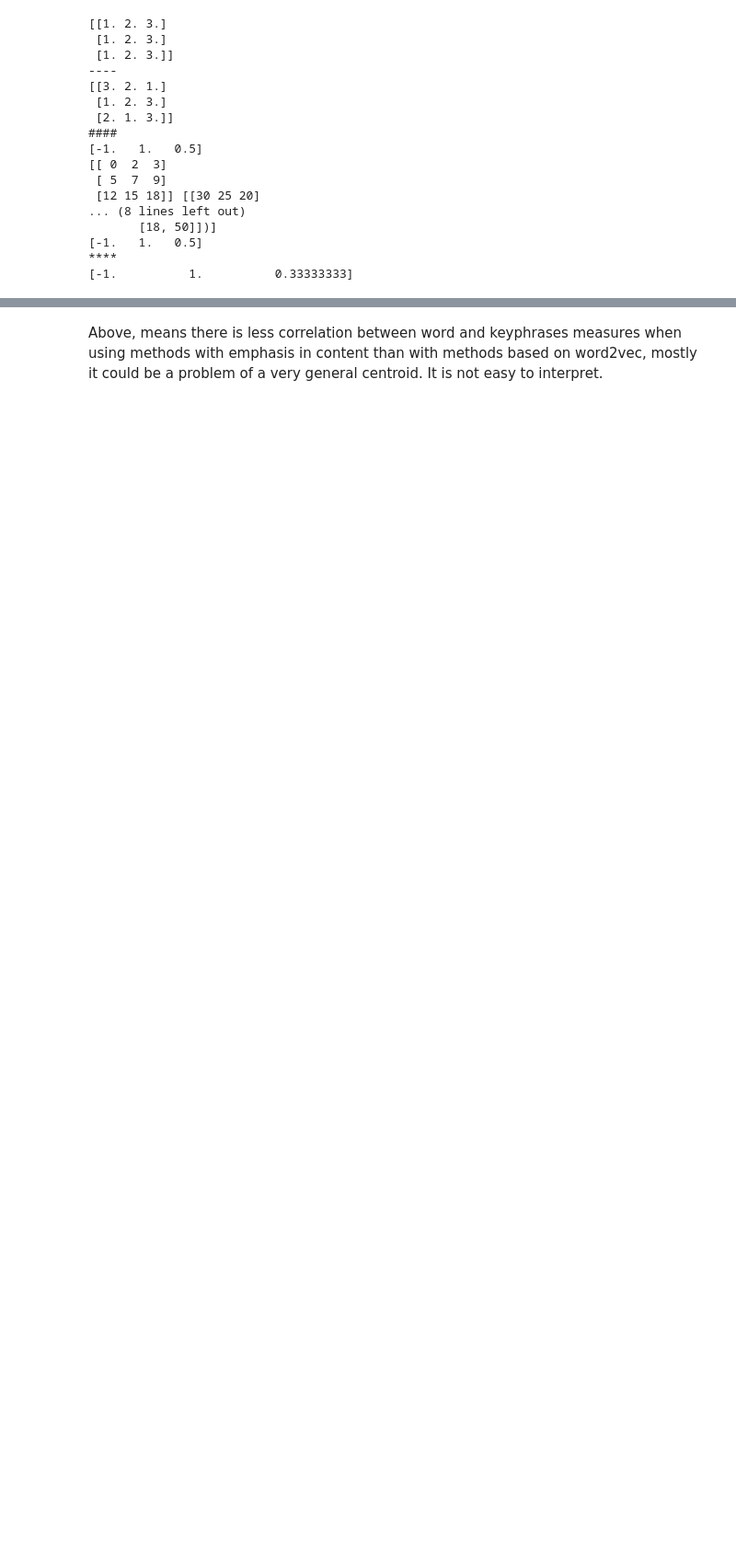
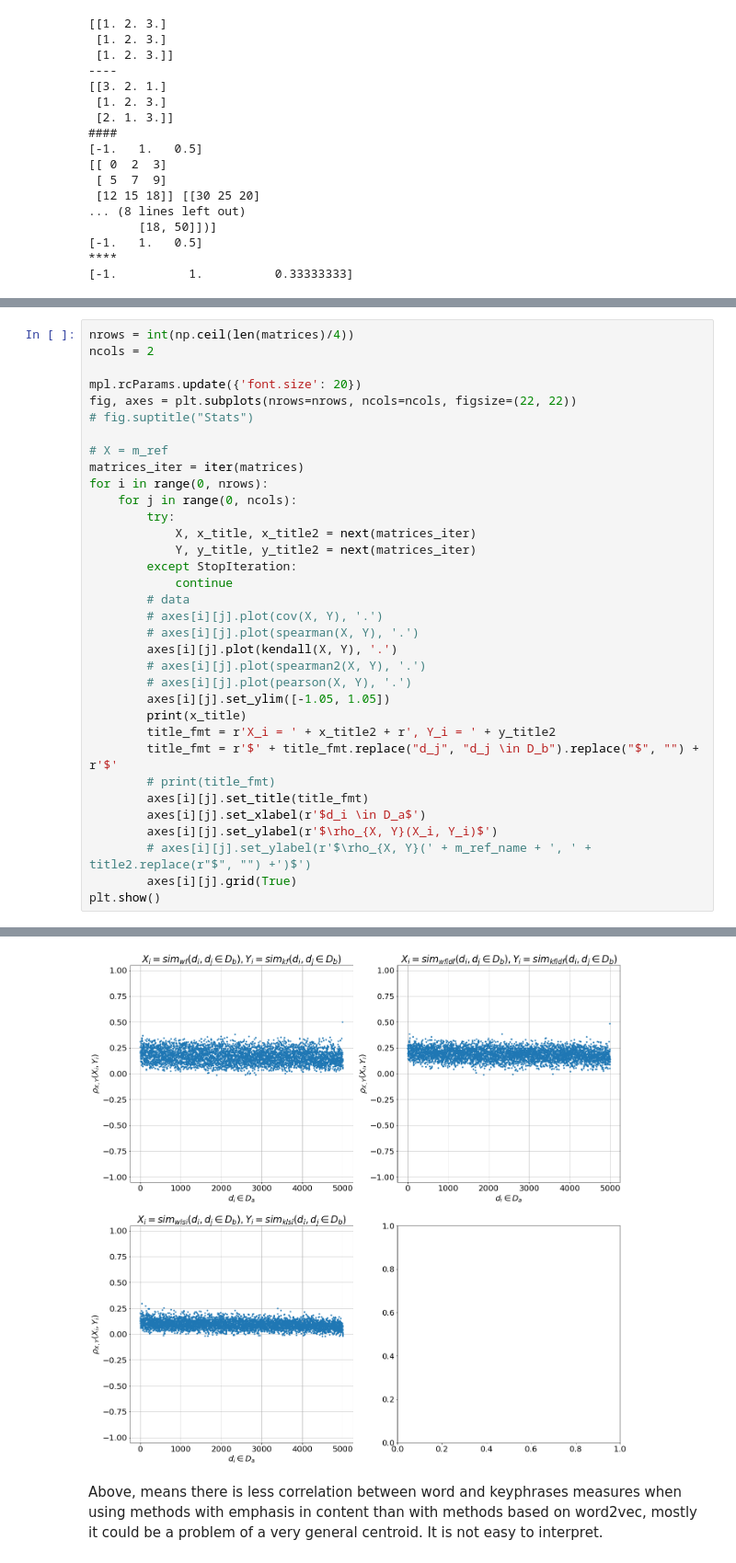
Before and after one commit to sdhdez/article-similarity, a Jupyter notebook: notebooks/measures-zero/03a-load-matrices-bow-bok.ipynb, the cells around one changed output, grey strips where cells are left out. Shown at 92% size. Saved outputs shown, nothing was run; the diff lists cells and outputs as text; blank space fills up the shorter version.

```diff
--- a/notebooks/measures-zero/03a-load-matrices-bow-bok.ipynb
+++ b/notebooks/measures-zero/03a-load-matrices-bow-bok.ipynb
@@ -385,0 +349,35 @@ plt.show()
+# %%
+nrows = int(np.ceil(len(matrices)/4))
+ncols = 2
+
+mpl.rcParams.update({'font.size': 20})
+fig, axes = plt.subplots(nrows=nrows, ncols=ncols, figsize=(22, 22))
+# fig.suptitle("Stats")
+
+# X = m_ref
+matrices_iter = iter(matrices)
+for i in range(0, nrows):
+    for j in range(0, ncols):
+        try:
+            X, x_title, x_title2 = next(matrices_iter)
+            Y, y_title, y_title2 = next(matrices_iter)
+        except StopIteration:
+            continue
+        # data
+        # axes[i][j].plot(cov(X, Y), '.')
+        # axes[i][j].plot(spearman(X, Y), '.')
+        axes[i][j].plot(kendall(X, Y), '.')
+        # axes[i][j].plot(spearman2(X, Y), '.')
+        # axes[i][j].plot(pearson(X, Y), '.')
+        axes[i][j].set_ylim([-1.05, 1.05])
+        print(x_title)
+        title_fmt = r'X_i = ' + x_title2 + r', Y_i = ' + y_title2
+        title_fmt = r'$' + title_fmt.replace("d_j", "d_j \in D_b").replace("$", "") + r'$'
+        # print(title_fmt)
+        axes[i][j].set_title(title_fmt)
+        axes[i][j].set_xlabel(r'$d_i \in D_a$')
+        axes[i][j].set_ylabel(r'$\rho_{X, Y}(X_i, Y_i)$')
+        # axes[i][j].set_ylabel(r'$\rho_{X, Y}(' + m_ref_name + ', ' + title2.replace(r"$", "") +')$')
+        axes[i][j].grid(True)
+plt.show()
+# %% [output]
@@ -386,2 +387,3 @@ plt.show()
+[figure, added]
 # %% [markdown]
 Above, means there is less correlation between word and keyphrases measures when using methods with emphasis in content than with methods based on word2vec, mostly it could be a problem of a very general centroid. It is not easy to interpret.
```
Also changed, not shown: parts of 3 cells of this notebook, 7 other files.
